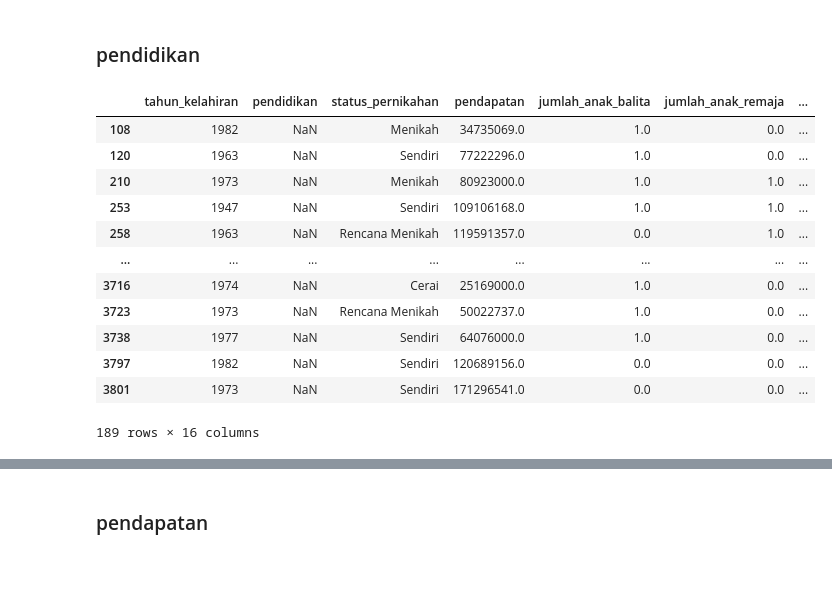
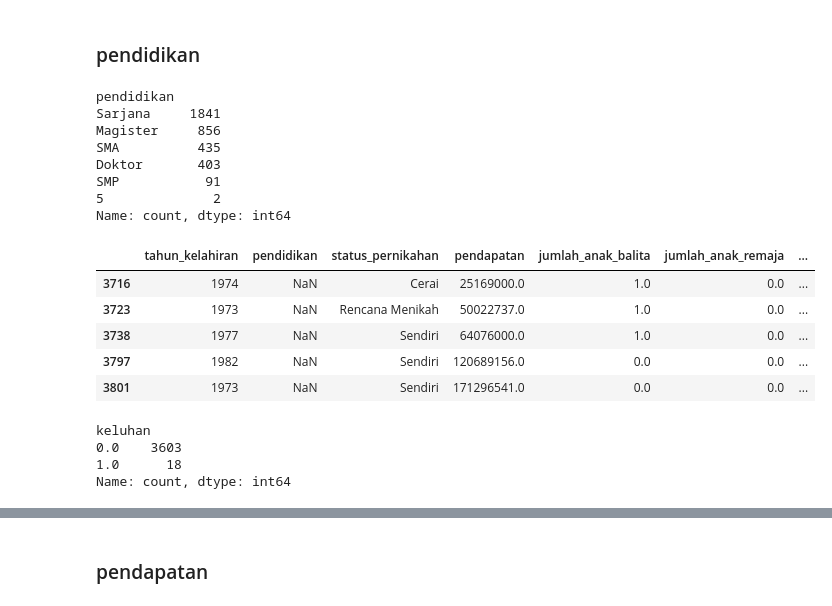
Before and after one commit to azizriza1210/Karpet-Biru, a Jupyter notebook: bismillah.ipynb, the cells around one changed output, grey strips where cells are left out. Drawn from its saved outputs; the diff is of its cells as text; code cells hidden in the pictures; blank space fills up the shorter version.

Commit message:
Missing Value EDA

```diff
--- a/bismillah.ipynb
+++ b/bismillah.ipynb
@@ -116,20 +125,31 @@ y_train
 ## 1. Bagaimana missing value terjadi?
 # %% [markdown]
 ### pendidikan
+# %%
+df_train['pendidikan'].value_counts()
+# %% [output]
+pendidikan
+Sarjana     1841
+Magister     856
+SMA          435
+Doktor       403
+SMP           91
+5              2
+Name: count, dtype: int64
 # %%
 ms_1 = df_train[df_train['pendidikan'].isna()]
-ms_1
+ms_1.tail(5)
 # %% [output]
 |  | tahun_kelahiran | pendidikan | status_pernikahan | pendapatan | jumlah_anak_balita | jumlah_anak_remaja | ... |
-| 108 | 1982 | NaN | Menikah | 34735069.0 | 1.0 | 0.0 | ... |
-| 120 | 1963 | NaN | Sendiri | 77222296.0 | 1.0 | 0.0 | ... |
-| 210 | 1973 | NaN | Menikah | 80923000.0 | 1.0 | 1.0 | ... |
-| 253 | 1947 | NaN | Sendiri | 109106168.0 | 1.0 | 1.0 | ... |
-| 258 | 1963 | NaN | Rencana Menikah | 119591357.0 | 0.0 | 1.0 | ... |
-| ... | ... | ... | ... | ... | ... | ... | ... |
 | 3716 | 1974 | NaN | Cerai | 25169000.0 | 1.0 | 0.0 | ... |
 | 3723 | 1973 | NaN | Rencana Menikah | 50022737.0 | 1.0 | 0.0 | ... |
 | 3738 | 1977 | NaN | Sendiri | 64076000.0 | 1.0 | 0.0 | ... |
 | 3797 | 1982 | NaN | Sendiri | 120689156.0 | 0.0 | 0.0 | ... |
 | 3801 | 1973 | NaN | Sendiri | 171296541.0 | 0.0 | 0.0 | ... |
-189 rows × 16 columns
+# %%
+df_train.keluhan.value_counts()
+# %% [output]
+keluhan
+0.0    3603
+1.0      18
+Name: count, dtype: int64
```
Also changed, not shown: parts of 39 cells of this notebook.
